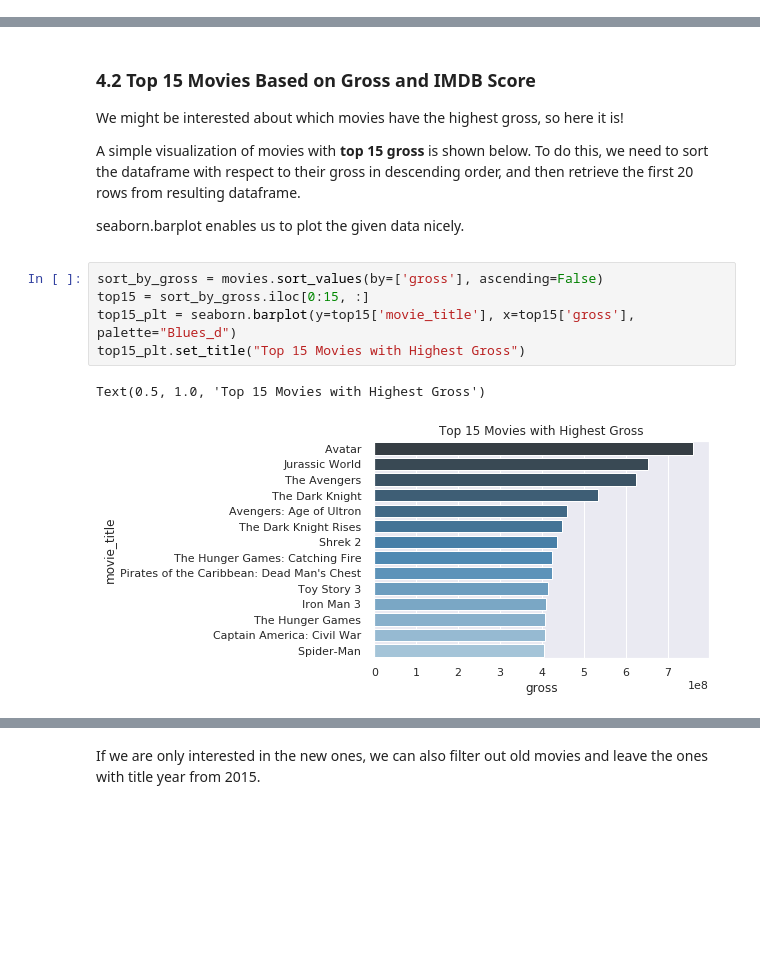
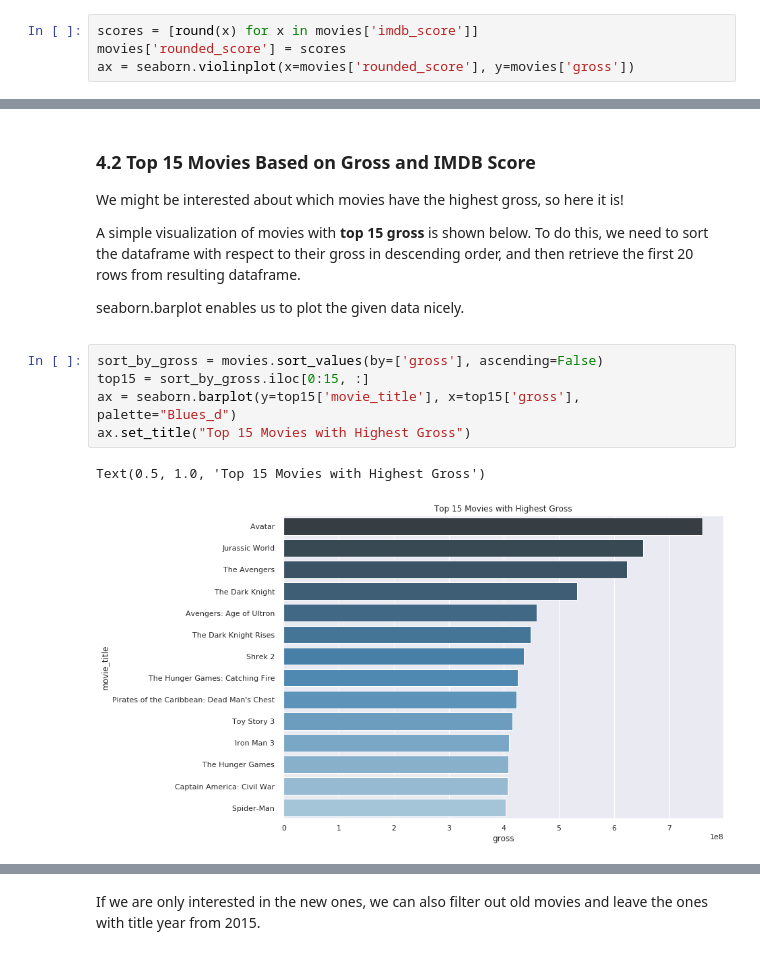
Before and after one commit to mookee233/final_tutorial, a Jupyter notebook: draft.ipynb, the cells around one changed output, grey strips where cells are left out. Cells and saved outputs as stored; diff of their text form; blank space fills up the shorter version.

```diff
--- a/draft.ipynb
+++ b/draft.ipynb
@@ -248,0 +252,4 @@ From the plot we get, we can see there is no necessary relationship between IMDB
+# %%
+scores = [round(x) for x in movies['imdb_score']]
+movies['rounded_score'] = scores
+ax = seaborn.violinplot(x=movies['rounded_score'], y=movies['gross'])
@@ -254,8 +265,8 @@ seaborn.barplot enables us to plot the given data nicely.
 # %%
 sort_by_gross = movies.sort_values(by=['gross'], ascending=False)
 top15 = sort_by_gross.iloc[0:15, :]
-top15_plt = seaborn.barplot(y=top15['movie_title'], x=top15['gross'], palette="Blues_d")
-top15_plt.set_title("Top 15 Movies with Highest Gross")
+ax = seaborn.barplot(y=top15['movie_title'], x=top15['gross'], palette="Blues_d")
+ax.set_title("Top 15 Movies with Highest Gross")
 # %% [output]
 Text(0.5, 1.0, 'Top 15 Movies with Highest Gross')
-[figure, old version]
+[figure, new version]
```
Also changed, not shown: parts of 50 cells of this notebook, 5 other files.
